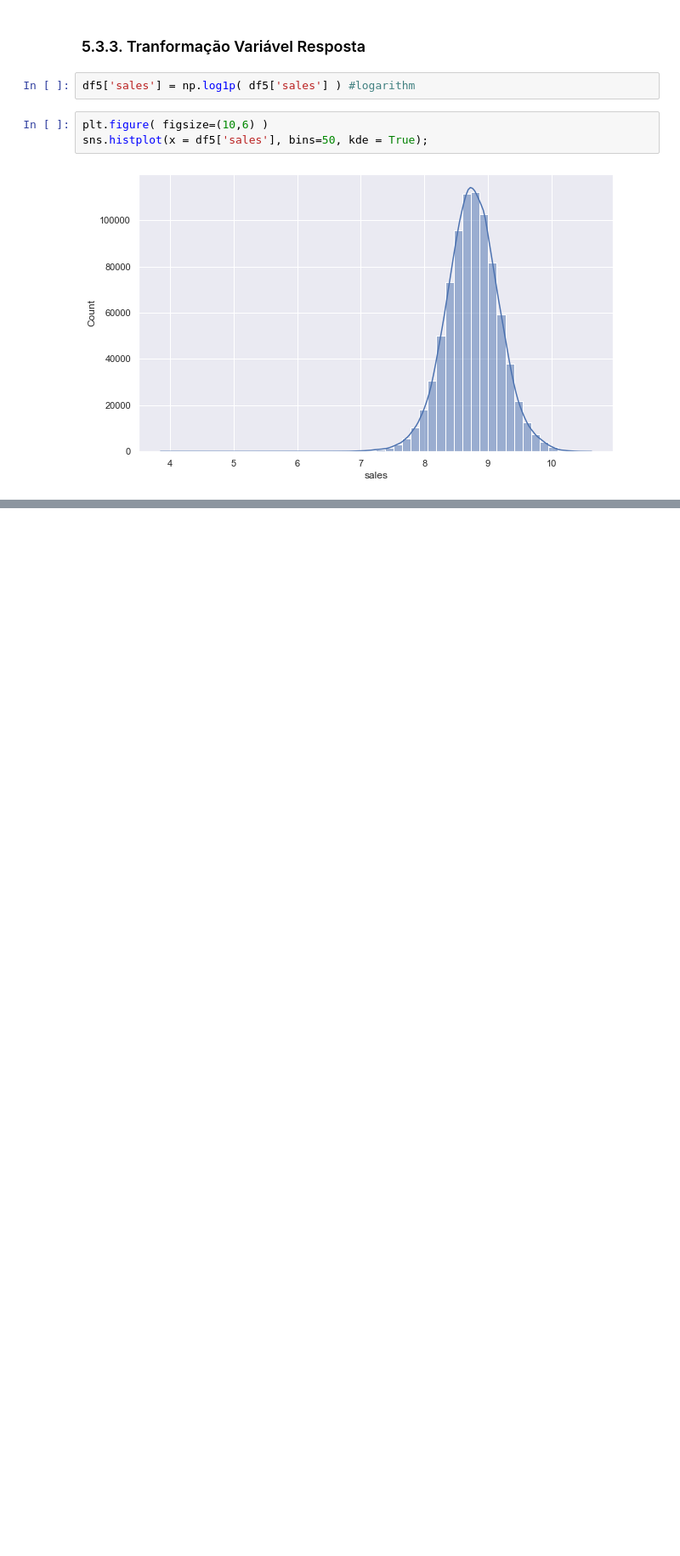
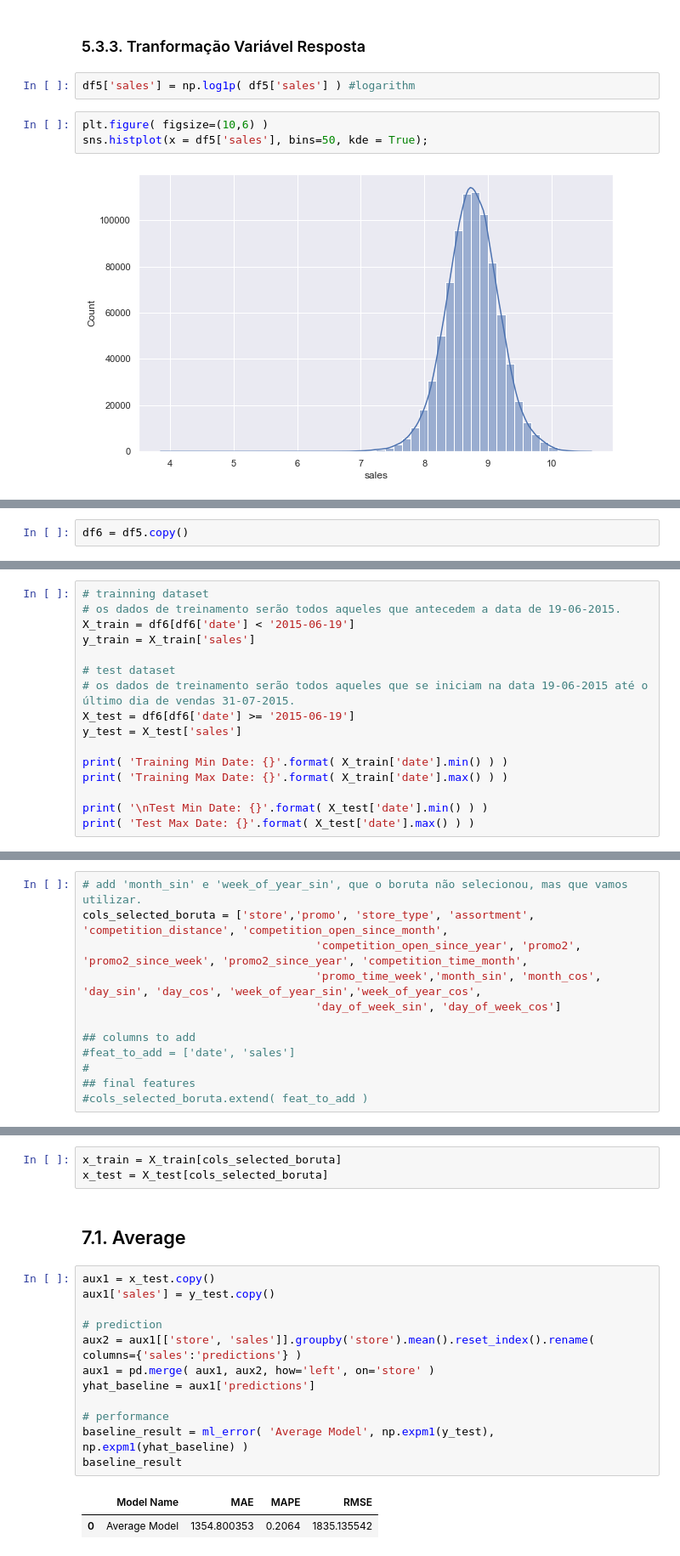
Before and after one commit to NaylsonS/rossman-store-sales, a Jupyter notebook: m02_v01_store_sales_prediction.ipynb, the cells around one changed output, grey strips where cells are left out. Shown at 85% size. Saved outputs shown, nothing was run; the diff lists cells and outputs as text; blank space fills up the shorter version.

Commit message:
start of application of ML models

```diff
--- a/m02_v01_store_sales_prediction.ipynb
+++ b/m02_v01_store_sales_prediction.ipynb
@@ -858,0 +877,2 @@ sns.histplot(x = df5['sales'], bins=50, kde = True);
+# %%
+df6 = df5.copy()
@@ -858,0 +906,16 @@ sns.histplot(x = df5['sales'], bins=50, kde = True);
+# %%
+# trainning dataset
+# os dados de treinamento serão todos aqueles que antecedem a data de 19-06-2015.
+X_train = df6[df6['date'] < '2015-06-19']
+y_train = X_train['sales']
+
+# test dataset
+# os dados de treinamento serão todos aqueles que se iniciam na data 19-06-2015 até o último dia de vendas 31-07-2015.
+X_test = df6[df6['date'] >= '2015-06-19']
+y_test = X_test['sales']
+
+print( 'Training Min Date: {}'.format( X_train['date'].min() ) )
+print( 'Training Max Date: {}'.format( X_train['date'].max() ) )
+
+print( '\nTest Min Date: {}'.format( X_test['date'].min() ) )
+print( 'Test Max Date: {}'.format( X_test['date'].max() ) )
@@ -858,0 +976,12 @@ sns.histplot(x = df5['sales'], bins=50, kde = True);
+# %%
+# add 'month_sin' e 'week_of_year_sin', que o boruta não selecionou, mas que vamos utilizar.
+cols_selected_boruta = ['store','promo', 'store_type', 'assortment', 'competition_distance', 'competition_open_since_month',
+                                   'competition_open_since_year', 'promo2', 'promo2_since_week', 'promo2_since_year', 'competition_time_month',
+                                   'promo_time_week','month_sin', 'month_cos', 'day_sin', 'day_cos', 'week_of_year_sin','week_of_year_cos',
+                                   'day_of_week_sin', 'day_of_week_cos']
+
+## columns to add
+#feat_to_add = ['date', 'sales']
+#
+## final features
+#cols_selected_boruta.extend( feat_to_add )
@@ -858,0 +990,20 @@ sns.histplot(x = df5['sales'], bins=50, kde = True);
+# %%
+x_train = X_train[cols_selected_boruta]
+x_test = X_test[cols_selected_boruta]
+# %% [markdown]
+## 7.1. Average
+# %%
+aux1 = x_test.copy()
+aux1['sales'] = y_test.copy()
+
+# prediction
+aux2 = aux1[['store', 'sales']].groupby('store').mean().reset_index().rename( columns={'sales':'predictions'} )
+aux1 = pd.merge( aux1, aux2, how='left', on='store' )
+yhat_baseline = aux1['predictions']
+
+# performance
+baseline_result = ml_error( 'Average Model', np.expm1(y_test), np.expm1(yhat_baseline) )
+baseline_result
+# %% [output]
+|  | Model Name | MAE | MAPE | RMSE |
+| 0 | Average Model | 1354.800353 | 0.2064 | 1835.135542 |
```
Also changed, not shown: parts of 27 cells of this notebook.
